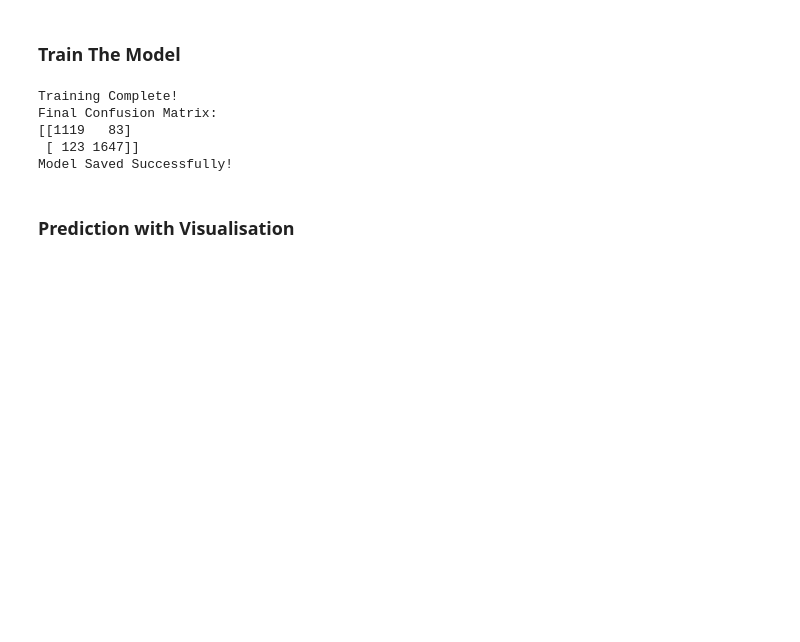
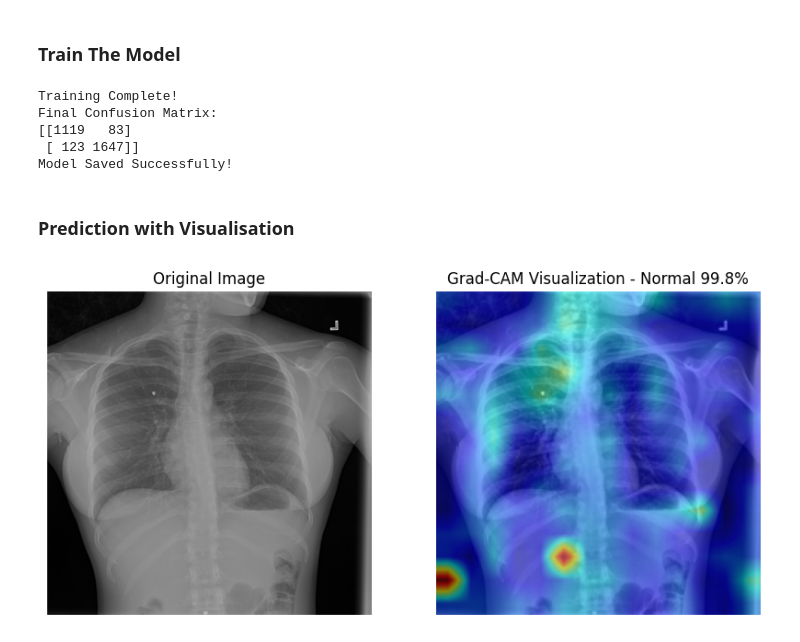
Before and after one commit to Tarik-Alaiwi-dev/pneumonia_training, a Jupyter notebook: vit_2/vit_2.ipynb, the cells around one changed output. Cells and saved outputs as stored; diff of their text form; code cells hidden in the pictures; blank space fills up the shorter version.

```diff
--- a/vit_2/vit_2.ipynb
+++ b/vit_2/vit_2.ipynb
@@ -103,4 +96,10 @@ Final Confusion Matrix:
 Model Saved Successfully!
 # %% [markdown]
 ### Prediction with Visualisation
+# %%
+image_path = os.path.join(BASE_DIR, r"data\val\normal\1a0aa05e-697c-40ba-a0c0-1dc64a913e3f.png")
+
+VitUtilities.visualize_gradcam(model, image_path, device)
+# %% [output]
+[figure, added]
 # %%
```
Also changed, not shown: parts of 7 cells of this notebook, 5 other files.
